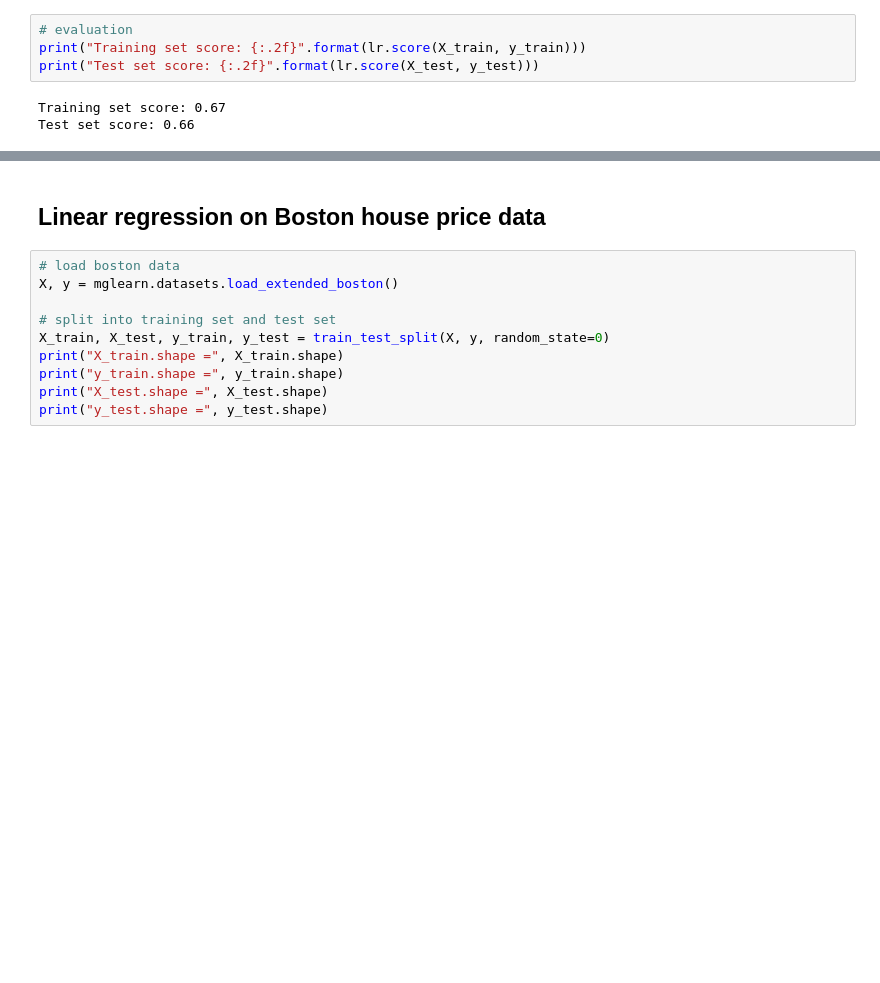
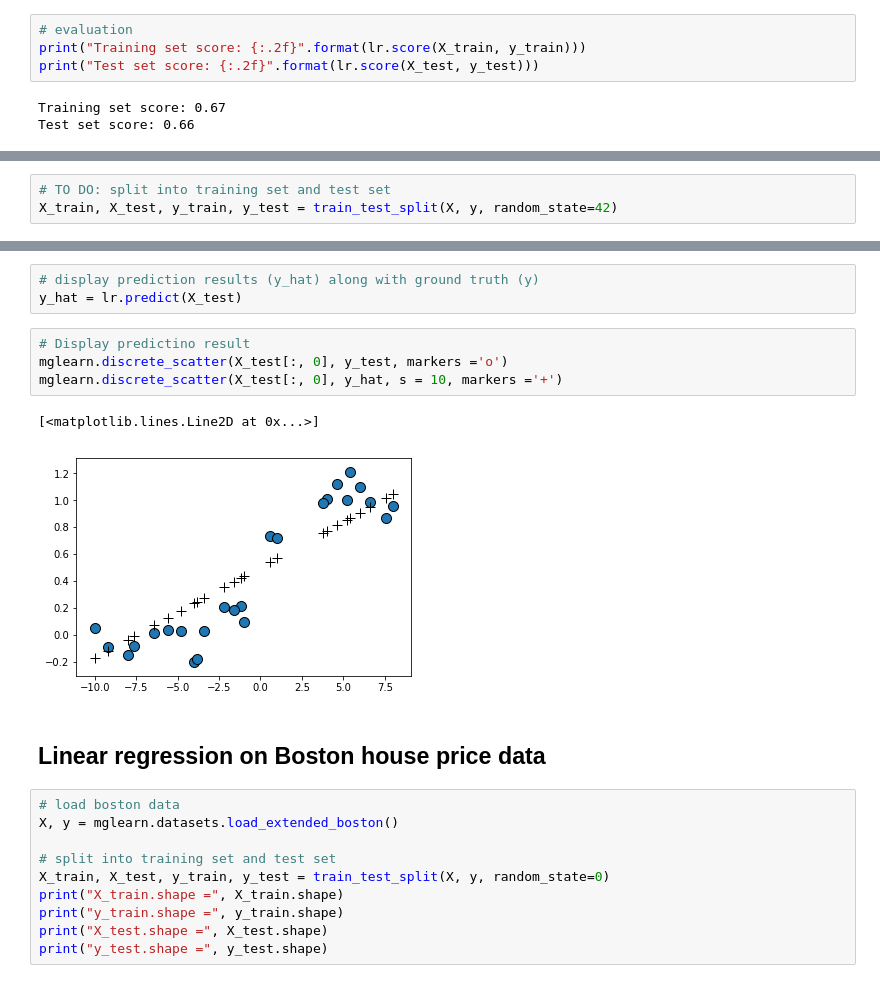
Before and after one commit to callee2006/MachineLearning, a Jupyter notebook: linear_regression_solution.ipynb, the cells around one changed output, grey strips where cells are left out. Cells and saved outputs as stored; diff of their text form; blank space fills up the shorter version.

```diff
--- a/linear_regression_solution.ipynb
+++ b/linear_regression_solution.ipynb
@@ -75,0 +155,3 @@ print("X = ", X)
+# %%
+# TO DO: split into training set and test set
+X_train, X_test, y_train, y_test = train_test_split(X, y, random_state=42)
@@ -76,3 +171,13 @@ print("X = ", X)
+# %%
+# display prediction results (y_hat) along with ground truth (y)
+y_hat = lr.predict(X_test)
+# %%
+# Display predictino result
+mglearn.discrete_scatter(X_test[:, 0], y_test, markers ='o')
+mglearn.discrete_scatter(X_test[:, 0], y_hat, s = 10, markers ='+')
+# %% [output]
+[<matplotlib.lines.Line2D at 0x...>]
+[figure, added]
 # %% [markdown]
 ## Linear regression on Boston house price data
 # %%
```
Also changed, not shown: parts of 13 cells of this notebook.
